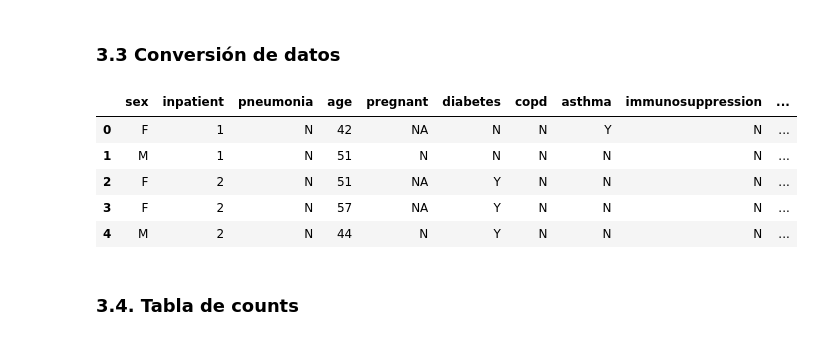
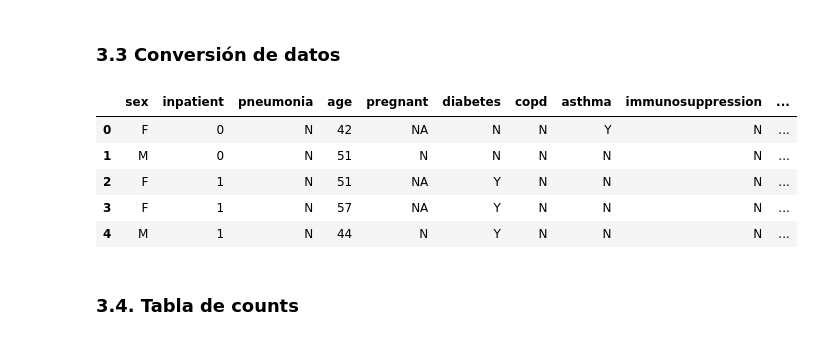
Before and after one commit to szl30n/ProyectosDHDS, a Jupyter notebook: TP3/notebooks/1_Preparacion.ipynb, the cells around one changed output. Saved outputs shown, nothing was run; the diff lists cells and outputs as text; code cells hidden in the pictures.

```diff
--- a/TP3/notebooks/1_Preparacion.ipynb
+++ b/TP3/notebooks/1_Preparacion.ipynb
@@ -111,32 +124,32 @@ Matriz de correlación para regresión logística
 # %%
 #Para predictivas: 1 -> Y, 2 -> N,
 cols = data.loc[:, data.columns.difference(['age', 'sex','inpatient'])].columns
 #print(cols)
 data[cols] = data[cols].replace([1,2],['Y','N'])
 #f._get_info(data)
 
 #en sex: 1 -> M y 2-> F
 data['sex']= data['sex'].replace([1,2],['M','F'])
 #f._get_info(data)
 
 #en pregnant : 98 -> N, 97 -> NA
 data['pregnant'] = data['pregnant'].replace([98,97],['N','NA'])
 #f._get_info(data,5)
 
 # outcome: 3 -> NA
 data['covid'] = data['covid'].replace([3],['NA'])
 #f._get_info(data)
 
 ##Para target (inpatient): 1 -> 0, 2 -> 1
-data['sex']= data['sex'].replace([1,2],[0,1])
+data['inpatient']= data['inpatient'].replace([1,2],[0,1])
 #f._get_info(data)
 data.head(5)
 # %% [output]
 |  | sex | inpatient | pneumonia | age | pregnant | diabetes | copd | asthma | immunosuppression | ... |
-| 0 | F | 1 | N | 42 | NA | N | N | Y | N | ... |
-| 1 | M | 1 | N | 51 | N | N | N | N | N | ... |
-| 2 | F | 2 | N | 51 | NA | Y | N | N | N | ... |
-| 3 | F | 2 | N | 57 | NA | Y | N | N | N | ... |
-| 4 | M | 2 | N | 44 | N | Y | N | N | N | ... |
+| 0 | F | 0 | N | 42 | NA | N | N | Y | N | ... |
+| 1 | M | 0 | N | 51 | N | N | N | N | N | ... |
+| 2 | F | 1 | N | 51 | NA | Y | N | N | N | ... |
+| 3 | F | 1 | N | 57 | NA | Y | N | N | N | ... |
+| 4 | M | 1 | N | 44 | N | Y | N | N | N | ... |
 # %% [markdown]
 ### 3.4. Tabla de counts
```
Also changed, not shown: parts of 7 cells of this notebook, 2 other files.
